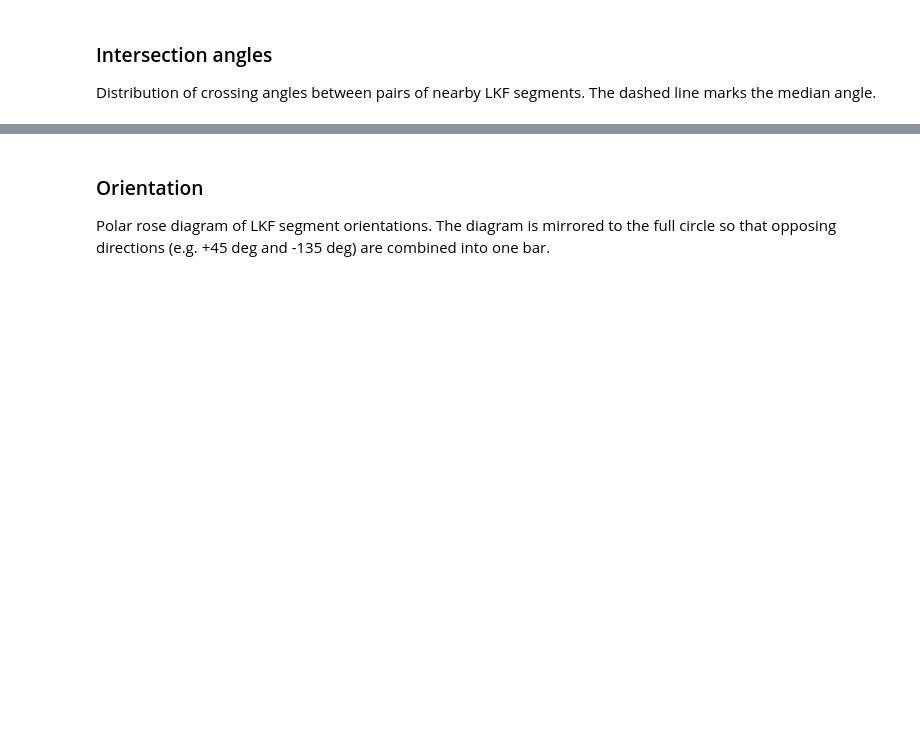
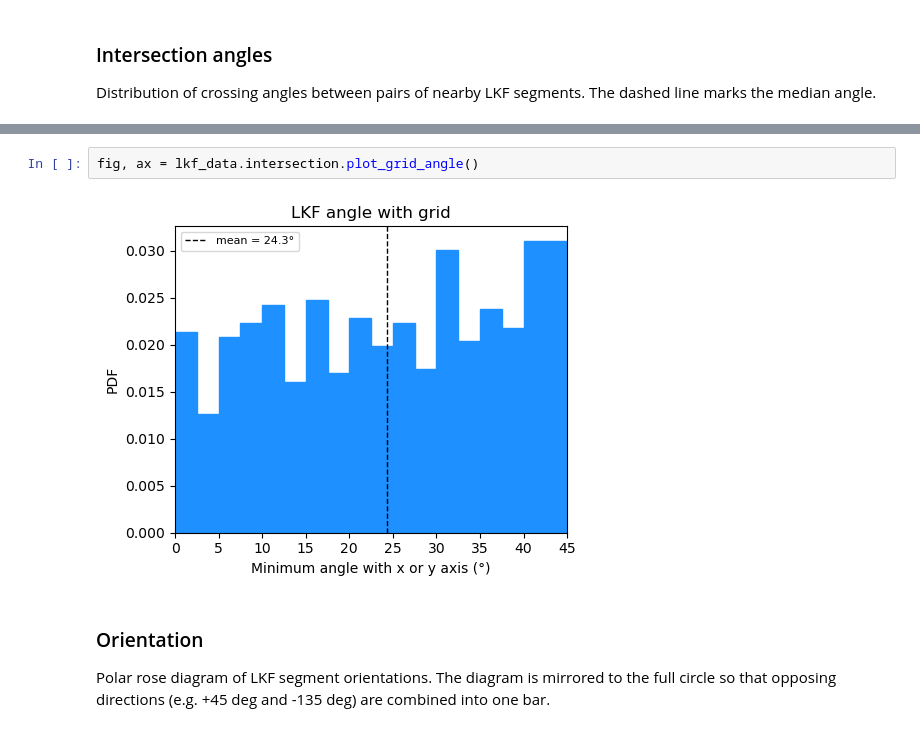
Before and after one commit to nhutter/lkf_tools, a Jupyter notebook: notebooks/tutorial_gen_dataset.ipynb, the cells around one changed output, grey strips where cells are left out. Saved outputs shown, nothing was run; the diff lists cells and outputs as text; blank space fills up the shorter version.

```diff
--- a/notebooks/tutorial_gen_dataset.ipynb
+++ b/notebooks/tutorial_gen_dataset.ipynb
@@ -223,3 +229,7 @@ fig, ax = lkf_data.intersection.plot(lifetime=1)
+# %%
+fig, ax = lkf_data.intersection.plot_grid_angle()
+# %% [output]
+[figure, added]
 # %% [markdown]
 ### Orientation
 
```
Also changed, not shown: parts of 32 cells of this notebook, 7 other files.
